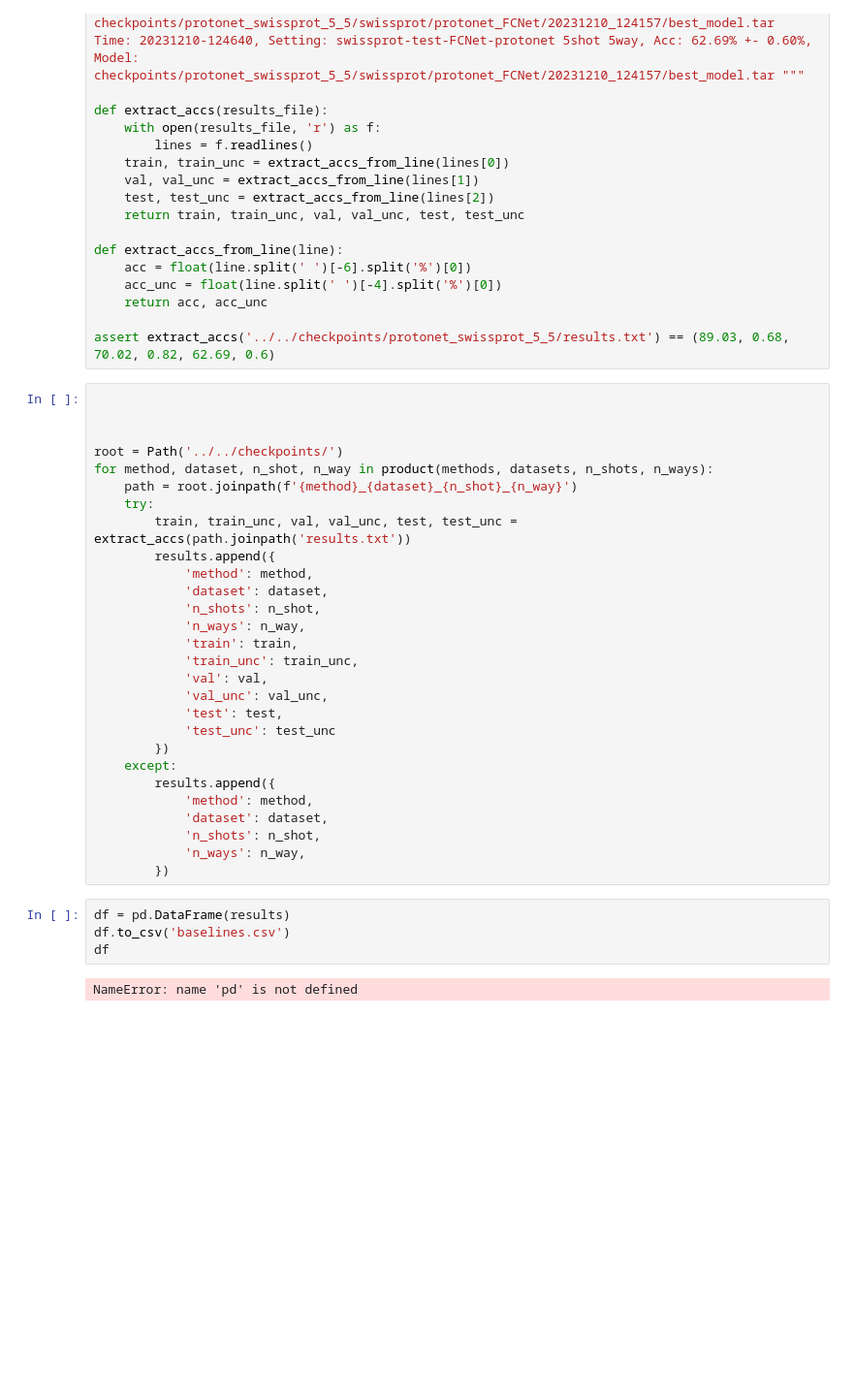
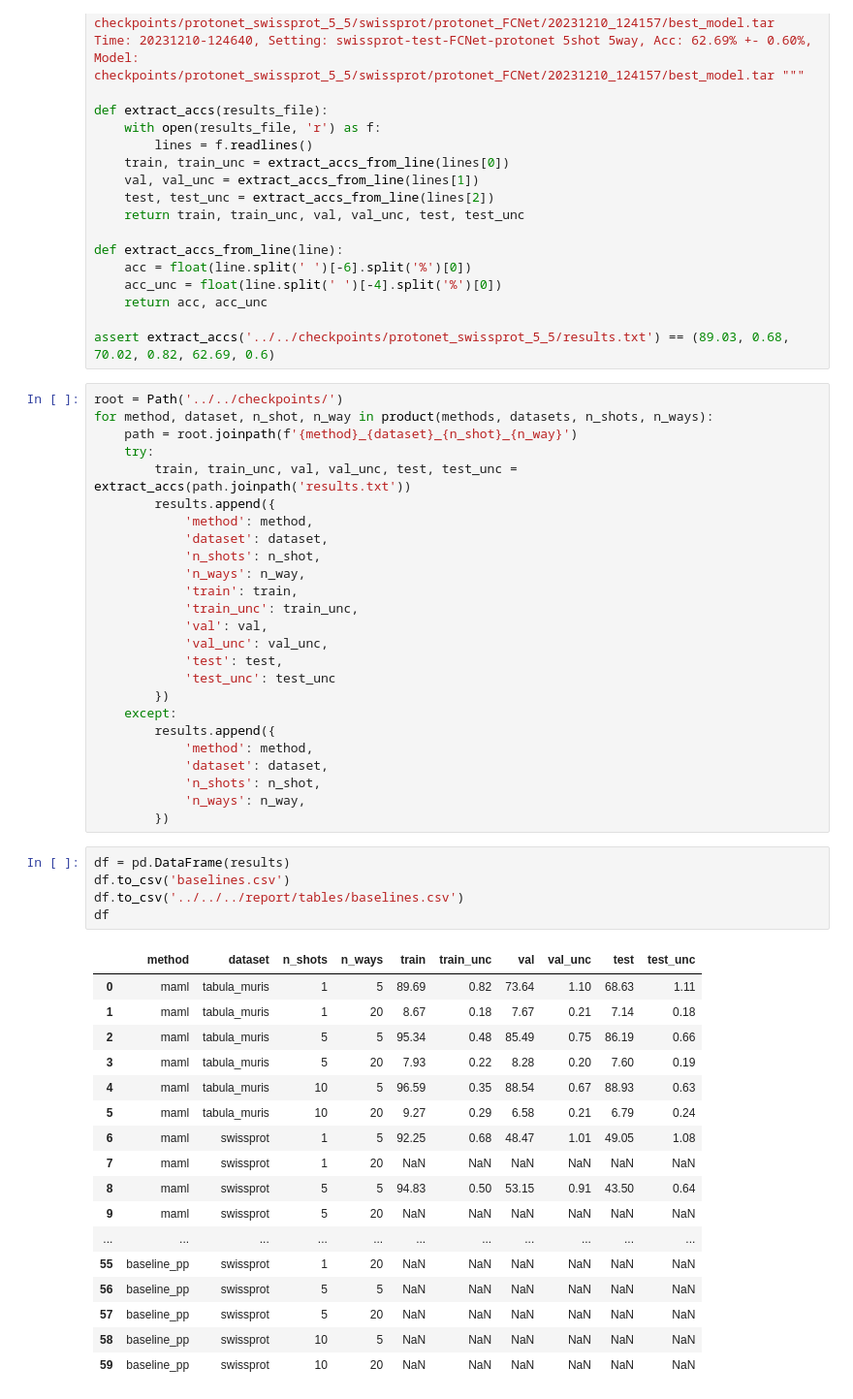
Before and after one commit to kaimashimo/dl4bm-project, a Jupyter notebook: fewshotbench/experiments/baselines/collate_results.ipynb, the cells around one changed output. Shown at 97% size. Drawn from its saved outputs; the diff is of its cells as text; blank space fills up the shorter version.

```diff
--- a/fewshotbench/experiments/baselines/collate_results.ipynb
+++ b/fewshotbench/experiments/baselines/collate_results.ipynb
@@ -30,9 +30,6 @@ def extract_accs_from_line(line):
 
 assert extract_accs('../../checkpoints/protonet_swissprot_5_5/results.txt') == (89.03, 0.68, 70.02, 0.82, 62.69, 0.6)
 # %%
-
-
-
 root = Path('../../checkpoints/')
 for method, dataset, n_shot, n_way in product(methods, datasets, n_shots, n_ways):
     path = root.joinpath(f'{method}_{dataset}_{n_shot}_{n_way}')
@@ -60,6 +57,23 @@ for method, dataset, n_shot, n_way in product(methods, datasets, n_shots, n_ways
 # %%
 df = pd.DataFrame(results)
 df.to_csv('baselines.csv')
+df.to_csv('../../../report/tables/baselines.csv')
 df
 # %% [output]
-NameError: name 'pd' is not defined
+|  | method | dataset | n_shots | n_ways | train | train_unc | val | val_unc | test | test_unc |
+| 0 | maml | tabula_muris | 1 | 5 | 89.69 | 0.82 | 73.64 | 1.10 | 68.63 | 1.11 |
+| 1 | maml | tabula_muris | 1 | 20 | 8.67 | 0.18 | 7.67 | 0.21 | 7.14 | 0.18 |
+| 2 | maml | tabula_muris | 5 | 5 | 95.34 | 0.48 | 85.49 | 0.75 | 86.19 | 0.66 |
+| 3 | maml | tabula_muris | 5 | 20 | 7.93 | 0.22 | 8.28 | 0.20 | 7.60 | 0.19 |
+| 4 | maml | tabula_muris | 10 | 5 | 96.59 | 0.35 | 88.54 | 0.67 | 88.93 | 0.63 |
+| 5 | maml | tabula_muris | 10 | 20 | 9.27 | 0.29 | 6.58 | 0.21 | 6.79 | 0.24 |
+| 6 | maml | swissprot | 1 | 5 | 92.25 | 0.68 | 48.47 | 1.01 | 49.05 | 1.08 |
+| 7 | maml | swissprot | 1 | 20 | NaN | NaN | NaN | NaN | NaN | NaN |
+| 8 | maml | swissprot | 5 | 5 | 94.83 | 0.50 | 53.15 | 0.91 | 43.50 | 0.64 |
+| 9 | maml | swissprot | 5 | 20 | NaN | NaN | NaN | NaN | NaN | NaN |
+| ... | ... | ... | ... | ... | ... | ... | ... | ... | ... | ... |
+| 55 | baseline_pp | swissprot | 1 | 20 | NaN | NaN | NaN | NaN | NaN | NaN |
+| 56 | baseline_pp | swissprot | 5 | 5 | NaN | NaN | NaN | NaN | NaN | NaN |
+| 57 | baseline_pp | swissprot | 5 | 20 | NaN | NaN | NaN | NaN | NaN | NaN |
+| 58 | baseline_pp | swissprot | 10 | 5 | NaN | NaN | NaN | NaN | NaN | NaN |
+| 59 | baseline_pp | swissprot | 10 | 20 | NaN | NaN | NaN | NaN | NaN | NaN |
```
Also changed, not shown: parts of 1 cell of this notebook, 2 other files.
